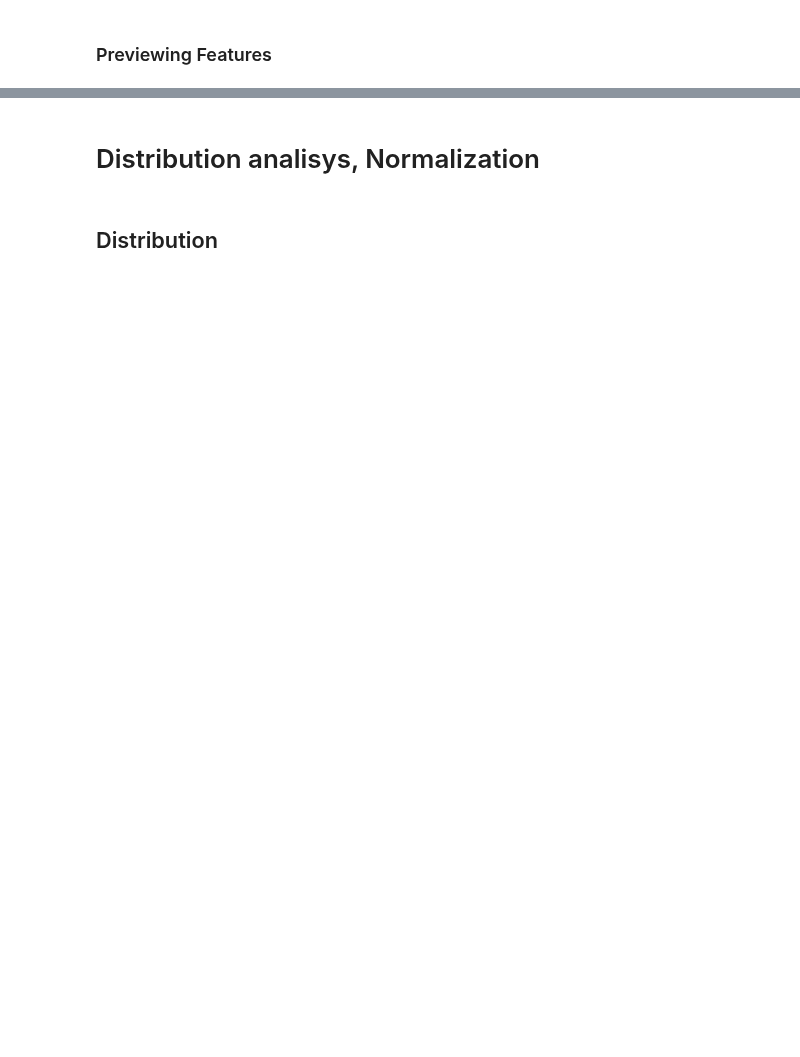
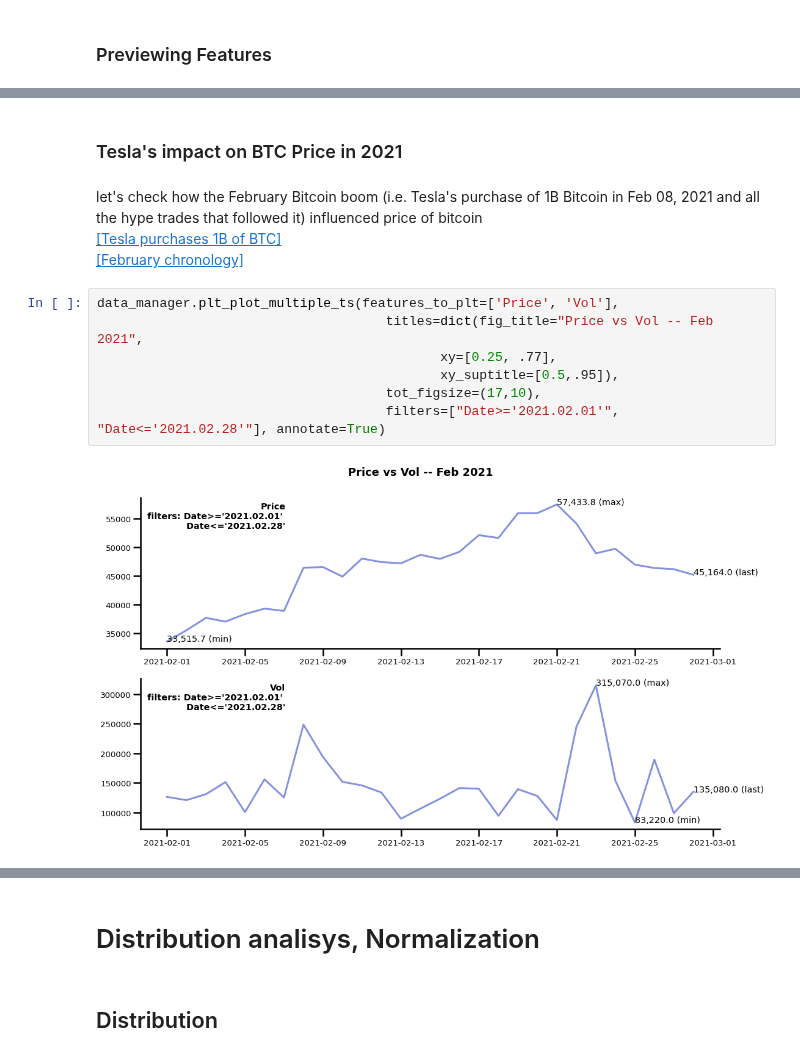
Before and after one commit to serg-razum-off/DFP-Numeric-2, a Jupyter notebook: train/btc_eda_playground.ipynb, the cells around one changed output, grey strips where cells are left out. Cells and saved outputs as stored; diff of their text form; blank space fills up the shorter version.

```diff
--- a/train/btc_eda_playground.ipynb
+++ b/train/btc_eda_playground.ipynb
@@ -113,0 +120,15 @@ data_manager.plt_compare_features_ts(features_to_plt=['Price', 'Btc_Mined', 'MWN
+# %% [markdown]
+### Tesla's impact on BTC Price in 2021
+# %% [markdown]
+let's check how the February Bitcoin boom (i.e. Tesla's purchase of 1B Bitcoin in Feb 08, 2021 and all the hype trades that followed it) influenced price of bitcoin <br>
+[[Tesla purchases 1B of BTC]](https://www.cnbc.com/2021/02/08/tesla-buys-1point5-billion-in-bitcoin.html) <br>
+[[February chronology]](https://markets.businessinsider.com/currencies/news/bitcoin-price-analysis-february-recap-record-setting-cryptocurrency-2021-2-1030131679)
+# %%
+data_manager.plt_plot_multiple_ts(features_to_plt=['Price', 'Vol'],
+                                     titles=dict(fig_title="Price vs Vol -- Feb 2021",
+                                            xy=[0.25, .77],
+                                            xy_suptitle=[0.5,.95]),
+                                     tot_figsize=(17,10),
+                                     filters=["Date>='2021.02.01'", "Date<='2021.02.28'"], annotate=True)
+# %% [output]
+[figure, added]
```
Also changed, not shown: parts of 19 cells of this notebook, 18 other files.
